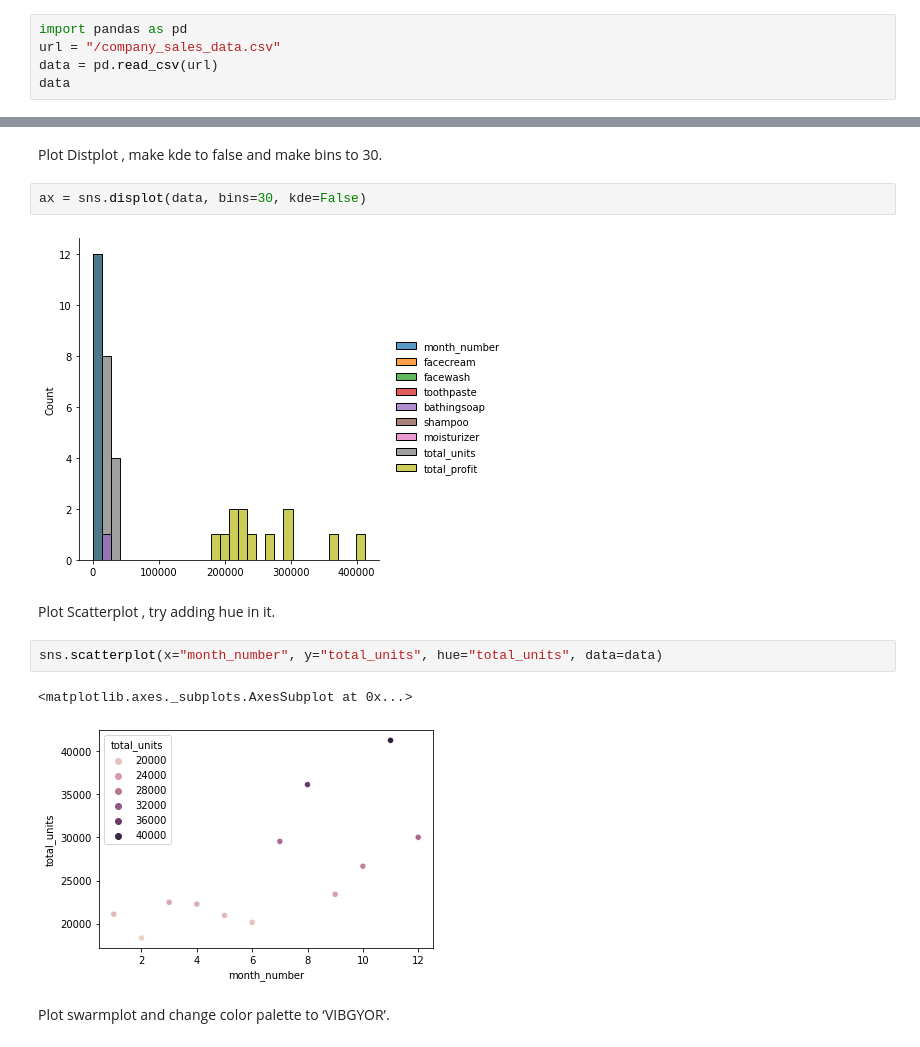
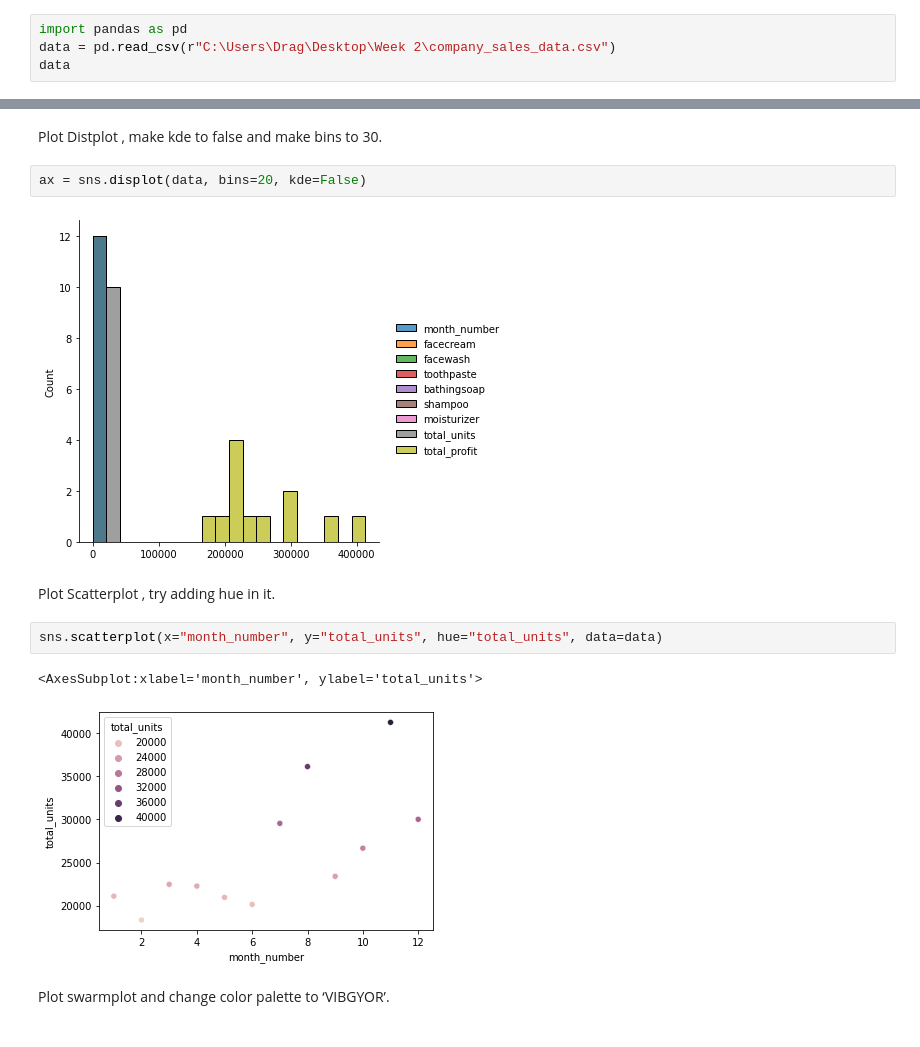
Before and after one commit to itsDrag13/CureyaWeek2, a Jupyter notebook: KHWeek2.ipynb, the cells around one changed output, grey strips where cells are left out. Cells and saved outputs as stored; diff of their text form.

```diff
--- a/KHWeek2.ipynb
+++ b/KHWeek2.ipynb
@@ -49,8 +49,7 @@ odd_no
 ## Read csv file
 # %%
 import pandas as pd
-url = "/company_sales_data.csv"
-data = pd.read_csv(url)
+data = pd.read_csv(r"C:\Users\Drag\Desktop\Week 2\company_sales_data.csv")
 data
 # %% [output]
 |  | month_number | facecream | facewash | toothpaste | bathingsoap | shampoo | moisturizer | total_units | ... |
@@ -392,15 +401,15 @@ sns.jointplot(data=data, x="month_number", y="total_profit")
 # %% [markdown]
 Plot Distplot , make kde to false and make bins to 30.
 # %%
-ax = sns.displot(data, bins=30, kde=False)
+ax = sns.displot(data, bins=20, kde=False)
 # %% [output]
-[figure, old version]
+[figure, new version]
 # %% [markdown]
 Plot Scatterplot , try adding hue in it.
 # %%
 sns.scatterplot(x="month_number", y="total_units", hue="total_units", data=data)
 # %% [output]
-<matplotlib.axes._subplots.AxesSubplot at 0x...>
+<AxesSubplot:xlabel='month_number', ylabel='total_units'>
 [figure]
 # %% [markdown]
 Plot swarmplot and change color palette to ‘VIBGYOR’.
```
Also changed, not shown: parts of 10 cells of this notebook, 1 other file.
